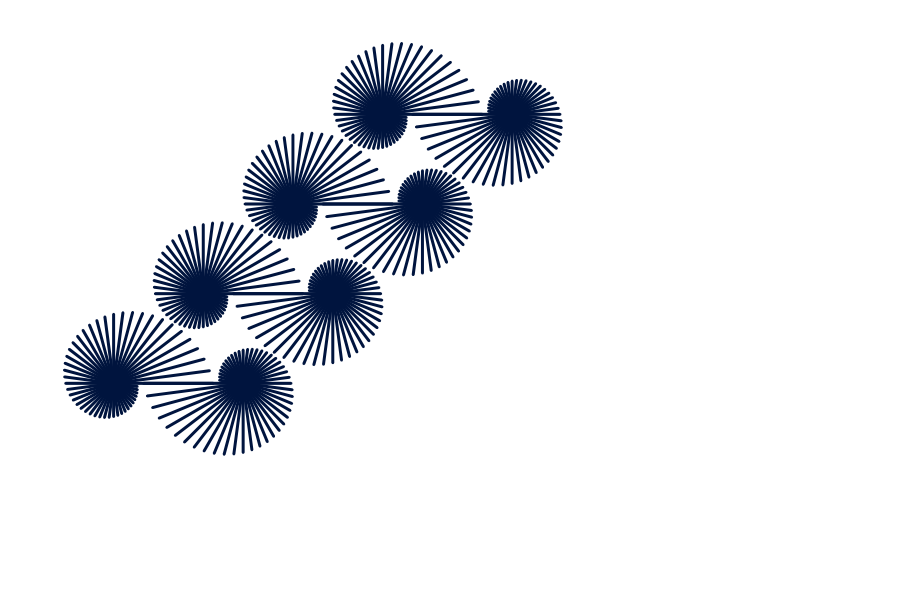
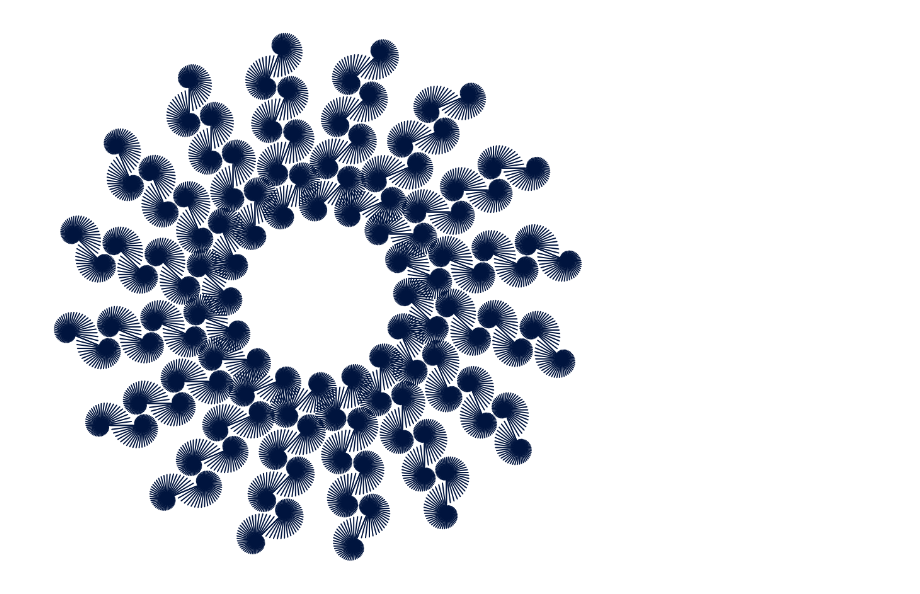
Before and after one commit to mekanimo/simetri, a Jupyter notebook: gallery/segment1.ipynb, the cells around one changed output. Drawn from its saved outputs; the diff is of its cells as text; code cells hidden in the pictures; blank space fills up the shorter version.

```diff
--- a/gallery/segment1.ipynb
+++ b/gallery/segment1.ipynb
@@ -1,15 +1,16 @@
 # %%
 import simetri.graphics as sg
 
 canvas = sg.Canvas()
 
 points  = [(0, 0), (200, 0)]
 kernel = sg.Shape(points)
 transform = sg.rotation_matrix(sg.pi/24) @ sg.scale_matrix(.97, .97)
 pattern = kernel.transform(transform, reps=47)
-pattern = sg.frieze.spinning_hop(pattern, (130, 0), 180, 180, 3).scale(.5)
-canvas.draw(pattern, line_width=3, line_cap = sg.LineCap.ROUND, line_color=sg.navy)
+pattern = sg.frieze.spinning_hop(pattern, (130, 0), 240, 140, 3)
+pattern.rotate(sg.pi/8, (-400, -400), reps=15).scale(.25)
+canvas.draw(pattern, line_width=2, line_cap = sg.LineCap.ROUND, line_color=sg.navy)
 
 canvas.display()
 # %% [output]
-[figure, old version]
+[figure, new version]
```
Also changed, not shown: 25 other files.
